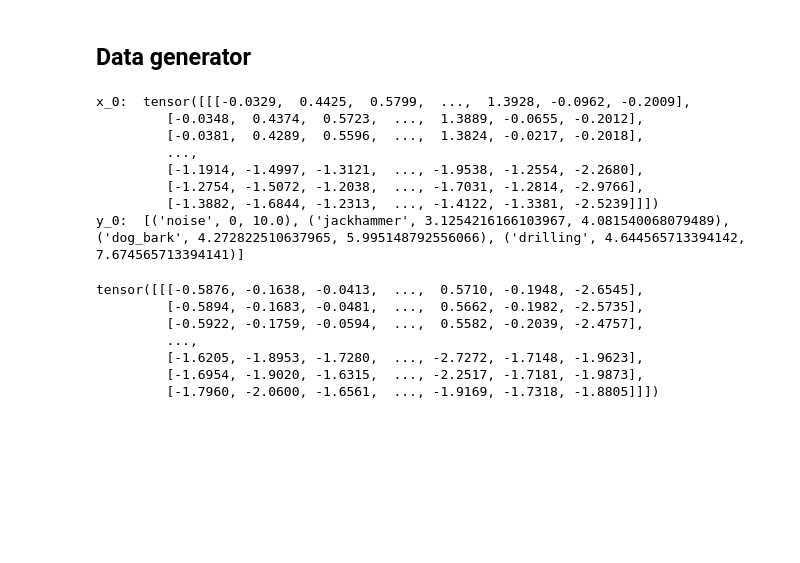
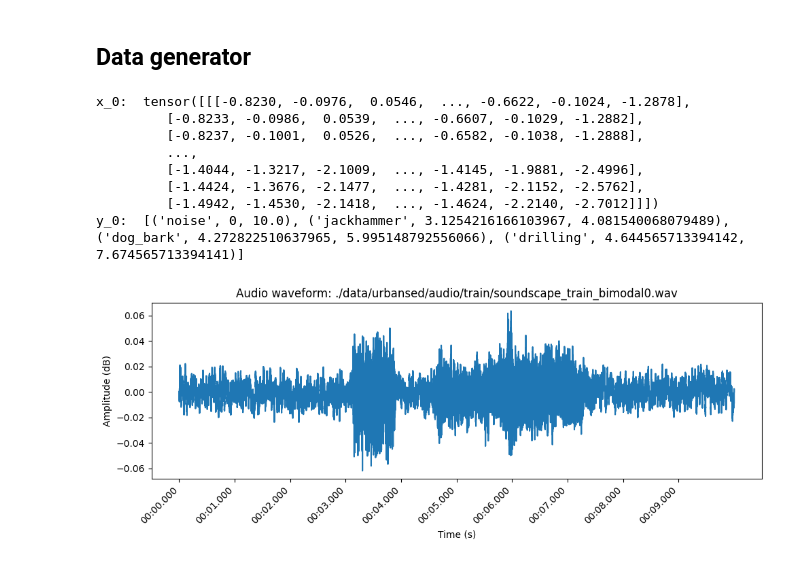
Before and after one commit to enstit/YOHO24, a Jupyter notebook: notebooks/01_train.ipynb, the cells around one changed output. Cells and saved outputs as stored; diff of their text form; code cells hidden in the pictures; blank space fills up the shorter version.

```diff
--- a/notebooks/01_train.ipynb
+++ b/notebooks/01_train.ipynb
@@ -17,7 +17,7 @@ Pandas version:  2.1.2
 # %%
 urbansed_df = YOHODataset(
     audios=[
-        AudioFile(filepath=file.filepath, labels=file.events)
+        AudioFile(filepath=file.filepath, labels=file.events, duration=5, sr=44_100)
         for _, file in pd.read_csv("./data/urbansed.csv").iterrows()
     ]
 )
@@ -25,23 +25,17 @@ urbansed_df = YOHODataset(
 print("x_0: ", urbansed_df[0][0])
 print("y_0: ", urbansed_df[0][1])
 # %% [output]
-x_0:  tensor([[[-0.0329,  0.4425,  0.5799,  ...,  1.3928, -0.0962, -0.2009],
-         [-0.0348,  0.4374,  0.5723,  ...,  1.3889, -0.0655, -0.2012],
-         [-0.0381,  0.4289,  0.5596,  ...,  1.3824, -0.0217, -0.2018],
+x_0:  tensor([[[-0.8230, -0.0976,  0.0546,  ..., -0.6622, -0.1024, -1.2878],
+         [-0.8233, -0.0986,  0.0539,  ..., -0.6607, -0.1029, -1.2882],
+         [-0.8237, -0.1001,  0.0526,  ..., -0.6582, -0.1038, -1.2888],
          ...,
-         [-1.1914, -1.4997, -1.3121,  ..., -1.9538, -1.2554, -2.2680],
-         [-1.2754, -1.5072, -1.2038,  ..., -1.7031, -1.2814, -2.9766],
-         [-1.3882, -1.6844, -1.2313,  ..., -1.4122, -1.3381, -2.5239]]])
+         [-1.4044, -1.3217, -2.1009,  ..., -1.4145, -1.9881, -2.4996],
+         [-1.4424, -1.3676, -2.1477,  ..., -1.4281, -2.1152, -2.5762],
+         [-1.4942, -1.4530, -2.1418,  ..., -1.4624, -2.2140, -2.7012]]])
 y_0:  [('noise', 0, 10.0), ('jackhammer', 3.1254216166103967, 4.081540068079489), ('dog_bark', 4.272822510637965, 5.995148792556066), ('drilling', 4.644565713394142, 7.674565713394141)]
 # %%
-urbansed_df[2][0]
+urbansed_df.audios[0].plot()
 # %% [output]
-tensor([[[-0.5876, -0.1638, -0.0413,  ...,  0.5710, -0.1948, -2.6545],
-         [-0.5894, -0.1683, -0.0481,  ...,  0.5662, -0.1982, -2.5735],
-         [-0.5922, -0.1759, -0.0594,  ...,  0.5582, -0.2039, -2.4757],
-         ...,
-         [-1.6205, -1.8953, -1.7280,  ..., -2.7272, -1.7148, -1.9623],
-         [-1.6954, -1.9020, -1.6315,  ..., -2.2517, -1.7181, -1.9873],
-         [-1.7960, -2.0600, -1.6561,  ..., -1.9169, -1.7318, -1.8805]]])
+[figure, added]
 # %%
 train_dataloader = YOHODataGenerator(urbansed_df, batch_size=1, shuffle=True)
```
Also changed, not shown: parts of 3 cells of this notebook.
